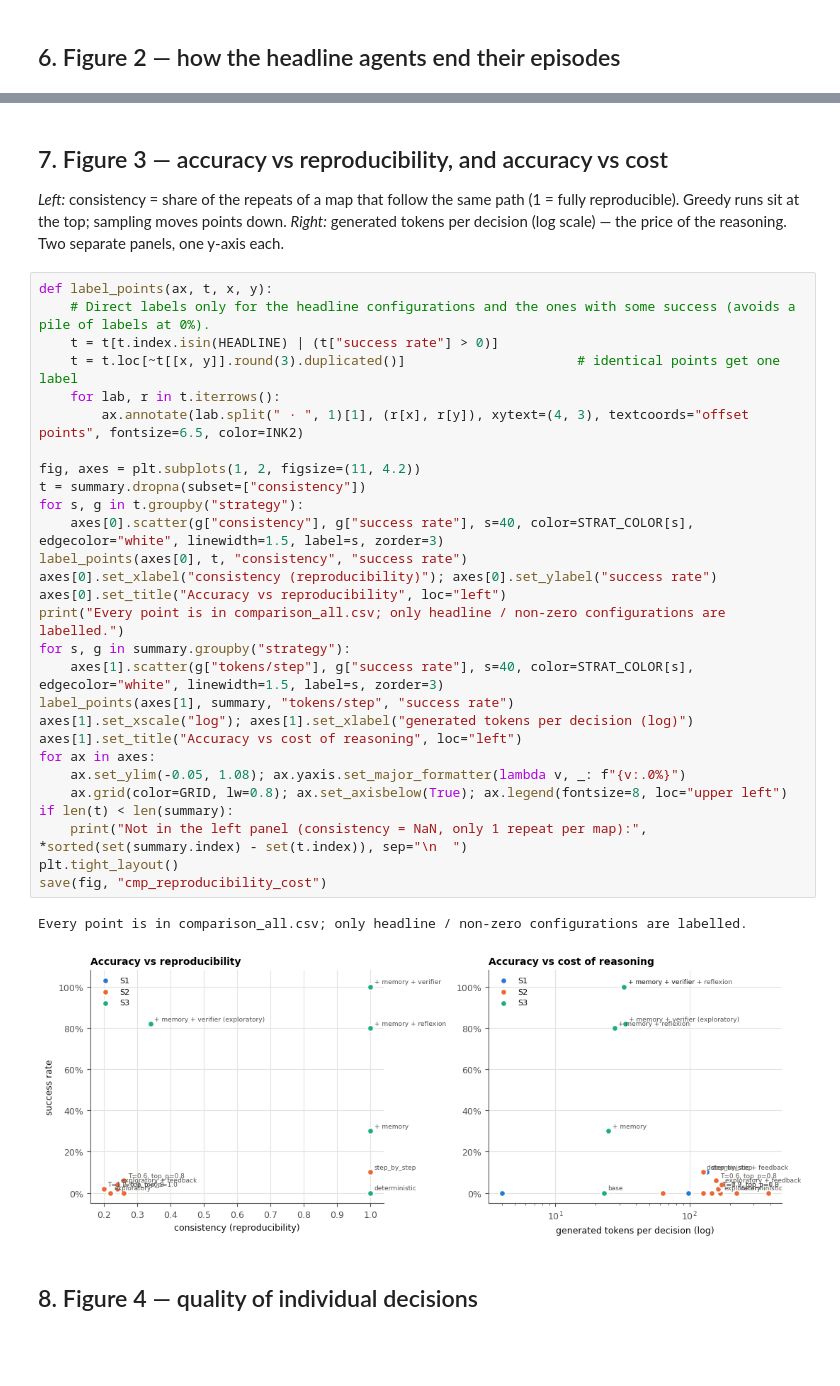
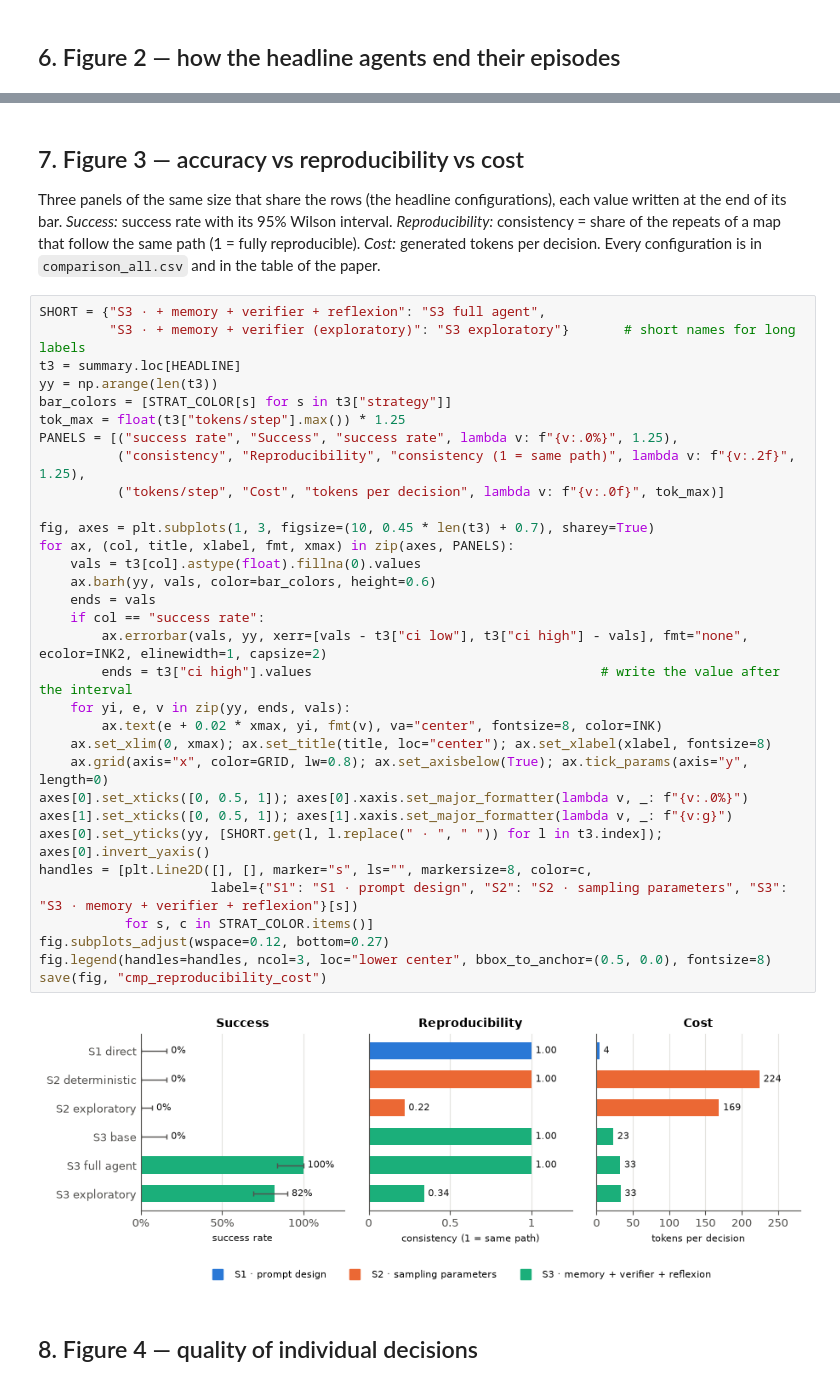
Before and after one commit to alessamelo/llm-reasoning-strategies-frozenlake, a Jupyter notebook: Strategy_Comparison.ipynb, the cells around one changed output, grey strips where cells are left out. Cells and saved outputs as stored; diff of their text form; blank space fills up the shorter version.

```diff
--- a/Strategy_Comparison.ipynb
+++ b/Strategy_Comparison.ipynb
@@ -237,37 +238,41 @@ save(fig, "cmp_outcomes")
 # %% [markdown]
-## 7. Figure 3 — accuracy vs reproducibility, and accuracy vs cost
-*Left:* consistency = share of the repeats of a map that follow the same path (1 = fully reproducible). Greedy runs sit at the top; sampling moves points down. *Right:* generated tokens per decision (log scale) — the price of the reasoning. Two separate panels, one y-axis each.
+## 7. Figure 3 — accuracy vs reproducibility vs cost
+Three panels of the same size that share the rows (the headline configurations), each value written at the end of its bar.
+*Success:* success rate with its 95% Wilson interval. *Reproducibility:* consistency = share of the repeats of a map that follow the same path (1 = fully reproducible). *Cost:* generated tokens per decision. Every configuration is in `comparison_all.csv` and in the table of the paper.
-# %%
-def label_points(ax, t, x, y):
-    # Direct labels only for the headline configurations and the ones with some success (avoids a pile of labels at 0%).
-    t = t[t.index.isin(HEADLINE) | (t["success rate"] > 0)]
-    t = t.loc[~t[[x, y]].round(3).duplicated()]                      # identical points get one label
-    for lab, r in t.iterrows():
-        ax.annotate(lab.split(" · ", 1)[1], (r[x], r[y]), xytext=(4, 3), textcoords="offset points", fontsize=6.5, color=INK2)
-
-fig, axes = plt.subplots(1, 2, figsize=(11, 4.2))
-t = summary.dropna(subset=["consistency"])
-for s, g in t.groupby("strategy"):
-    axes[0].scatter(g["consistency"], g["success rate"], s=40, color=STRAT_COLOR[s], edgecolor="white", linewidth=1.5, label=s, zorder=3)
-label_points(axes[0], t, "consistency", "success rate")
-axes[0].set_xlabel("consistency (reproducibility)"); axes[0].set_ylabel("success rate")
-axes[0].set_title("Accuracy vs reproducibility", loc="left")
-print("Every point is in comparison_all.csv; only headline / non-zero configurations are labelled.")
-for s, g in summary.groupby("strategy"):
-    axes[1].scatter(g["tokens/step"], g["success rate"], s=40, color=STRAT_COLOR[s], edgecolor="white", linewidth=1.5, label=s, zorder=3)
-label_points(axes[1], summary, "tokens/step", "success rate")
-axes[1].set_xscale("log"); axes[1].set_xlabel("generated tokens per decision (log)")
-axes[1].set_title("Accuracy vs cost of reasoning", loc="left")
-for ax in axes:
-    ax.set_ylim(-0.05, 1.08); ax.yaxis.set_major_formatter(lambda v, _: f"{v:.0%}")
-    ax.grid(color=GRID, lw=0.8); ax.set_axisbelow(True); ax.legend(fontsize=8, loc="upper left")
-if len(t) < len(summary):
-    print("Not in the left panel (consistency = NaN, only 1 repeat per map):", *sorted(set(summary.index) - set(t.index)), sep="\n  ")
-plt.tight_layout()
-save(fig, "cmp_reproducibility_cost")
-# %% [output]
-Every point is in comparison_all.csv; only headline / non-zero configurations are labelled.
-[figure, removed]
+# %%
+SHORT = {"S3 · + memory + verifier + reflexion": "S3 full agent",
+         "S3 · + memory + verifier (exploratory)": "S3 exploratory"}       # short names for long labels
+t3 = summary.loc[HEADLINE]
+yy = np.arange(len(t3))
+bar_colors = [STRAT_COLOR[s] for s in t3["strategy"]]
+tok_max = float(t3["tokens/step"].max()) * 1.25
+PANELS = [("success rate", "Success", "success rate", lambda v: f"{v:.0%}", 1.25),
+          ("consistency", "Reproducibility", "consistency (1 = same path)", lambda v: f"{v:.2f}", 1.25),
+          ("tokens/step", "Cost", "tokens per decision", lambda v: f"{v:.0f}", tok_max)]
+
+fig, axes = plt.subplots(1, 3, figsize=(10, 0.45 * len(t3) + 0.7), sharey=True)
+for ax, (col, title, xlabel, fmt, xmax) in zip(axes, PANELS):
+    vals = t3[col].astype(float).fillna(0).values
+    ax.barh(yy, vals, color=bar_colors, height=0.6)
+    ends = vals
+    if col == "success rate":
+        ax.errorbar(vals, yy, xerr=[vals - t3["ci low"], t3["ci high"] - vals], fmt="none", ecolor=INK2, elinewidth=1, capsize=2)
+        ends = t3["ci high"].values                                     # write the value after the interval
+    for yi, e, v in zip(yy, ends, vals):
+        ax.text(e + 0.02 * xmax, yi, fmt(v), va="center", fontsize=8, color=INK)
+    ax.set_xlim(0, xmax); ax.set_title(title, loc="center"); ax.set_xlabel(xlabel, fontsize=8)
+    ax.grid(axis="x", color=GRID, lw=0.8); ax.set_axisbelow(True); ax.tick_params(axis="y", length=0)
+axes[0].set_xticks([0, 0.5, 1]); axes[0].xaxis.set_major_formatter(lambda v, _: f"{v:.0%}")
+axes[1].set_xticks([0, 0.5, 1]); axes[1].xaxis.set_major_formatter(lambda v, _: f"{v:g}")
+axes[0].set_yticks(yy, [SHORT.get(l, l.replace(" · ", " ")) for l in t3.index]); axes[0].invert_yaxis()
+handles = [plt.Line2D([], [], marker="s", ls="", markersize=8, color=c,
+                      label={"S1": "S1 · prompt design", "S2": "S2 · sampling parameters", "S3": "S3 · memory + verifier + reflexion"}[s])
+           for s, c in STRAT_COLOR.items()]
+fig.subplots_adjust(wspace=0.12, bottom=0.27)
+fig.legend(handles=handles, ncol=3, loc="lower center", bbox_to_anchor=(0.5, 0.0), fontsize=8)
+save(fig, "cmp_reproducibility_cost")
+# %% [output]
+[figure, added]
 # %% [markdown]
 ## 8. Figure 4 — quality of individual decisions
 # %%
```
Also changed, not shown: parts of 11 cells of this notebook, 22 other files.
